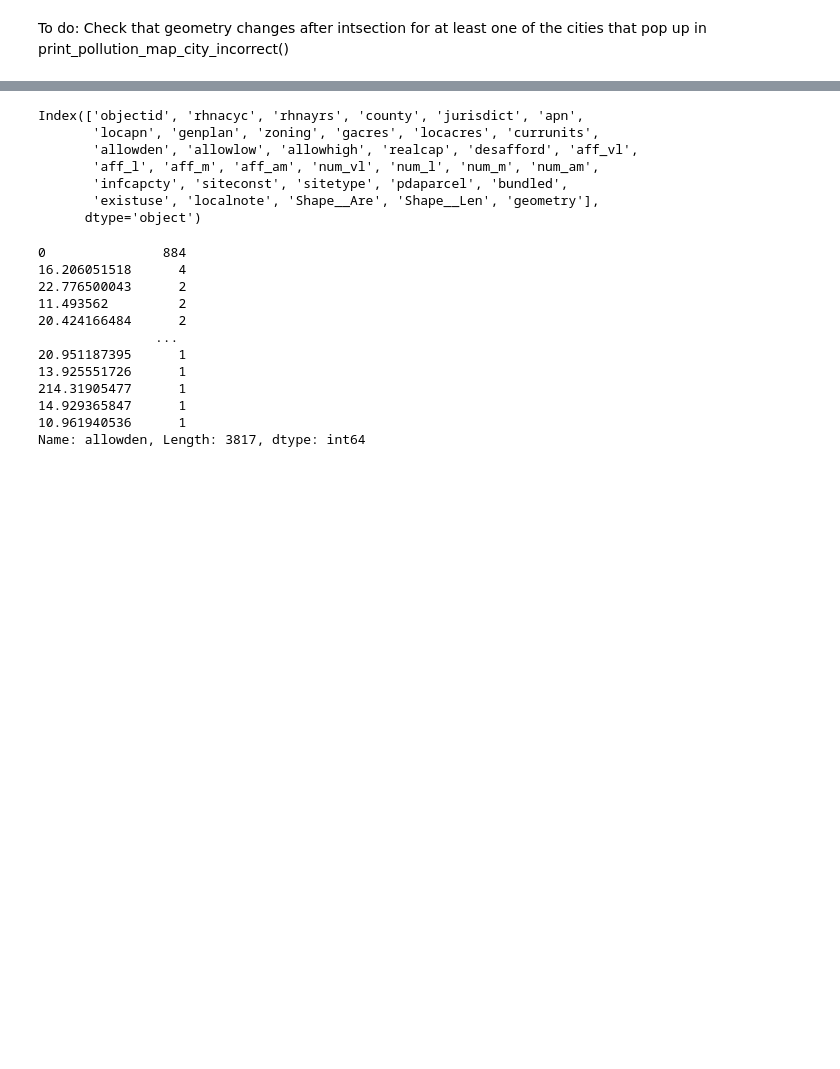
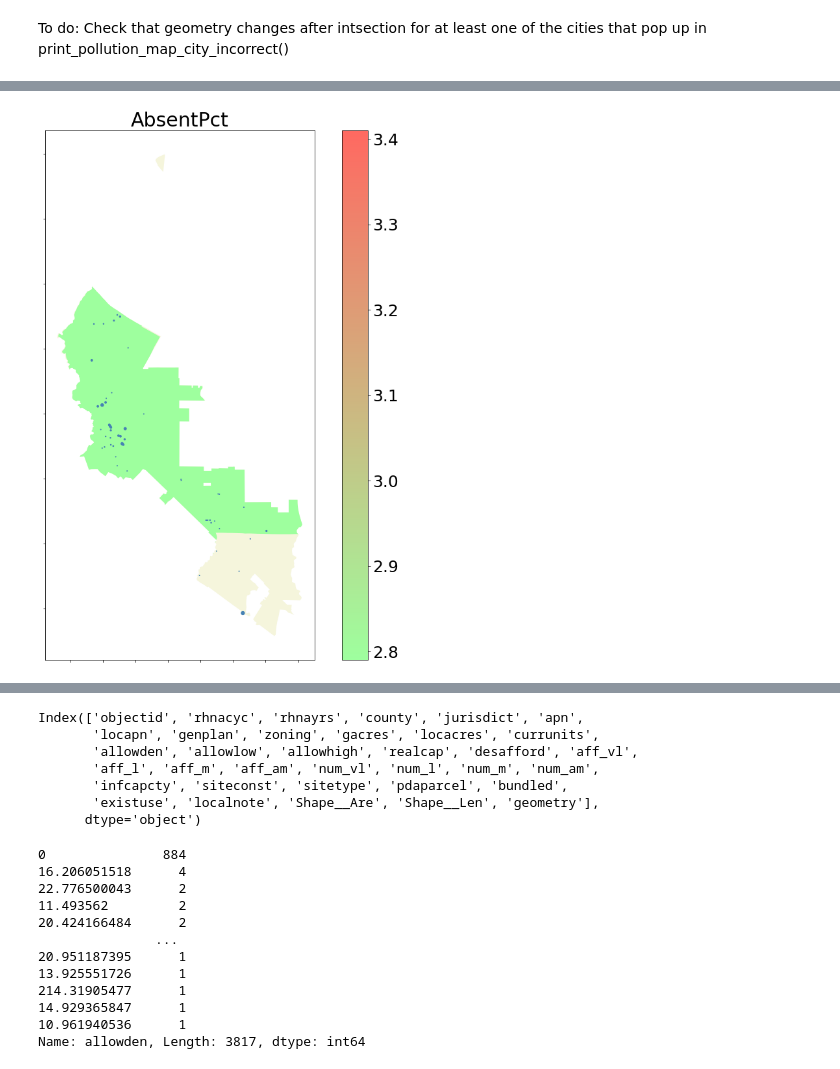
Before and after one commit to sdamerdji/fair_housing_elements, a Jupyter notebook: utils.ipynb, the cells around one changed output, grey strips where cells are left out. Drawn from its saved outputs; the diff is of its cells as text; code cells hidden in the pictures; blank space fills up the shorter version.

Commit message:
add school districts

```diff
--- a/utils.ipynb
+++ b/utils.ipynb
@@ -62,3 +91,7 @@ def get_bay_map():
         bay['county'] = bay['county'].str.title()
         BAY = bay.to_crs(epsg=3857)
     return BAY
+# %%
+def get_city_limits(city):
+    bay = get_bay_map()
+    return bay.query(f'city == "{city}"').to_crs(epsg=3857)
@@ -280,0 +228,10 @@ def get_pastel_cmap():
+# %%
+def plot_sites_on_top_of_arbitrary_city_map(city, cycle, df, variable):
+    fig, ax = plt.subplots(figsize=(15, 15))
+    city_limits = get_city_limits(city)
+    city_limits.plot(color='beige', ax=ax)
+    plot_sites_on_top_of_arbitrary_map(city, cycle, df, variable, ax)
+# %%
+def plot_sites_on_top_of_schools(city, cycle, variable):
+    schools = get_elementary_schools_for(city)
+    plot_sites_on_top_of_arbitrary_city_map(city, cycle, schools, variable)
@@ -280,0 +274,4 @@ def get_pastel_cmap():
+# %%
+plot_sites_on_top_of_schools('Los Altos', 5, 'AbsentPct')
+# %% [output]
+[figure, added]
```
Also changed, not shown: parts of 36 cells of this notebook, 7 other files.
